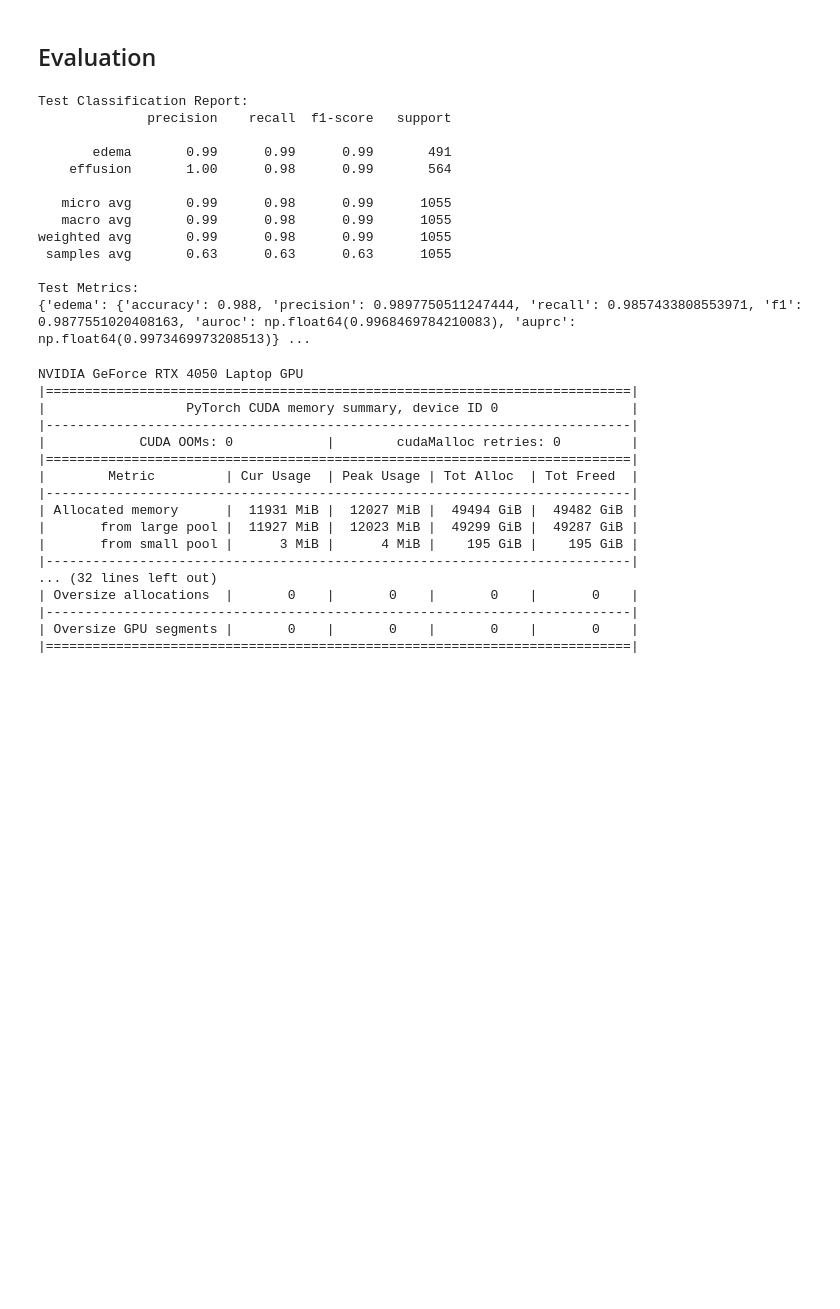
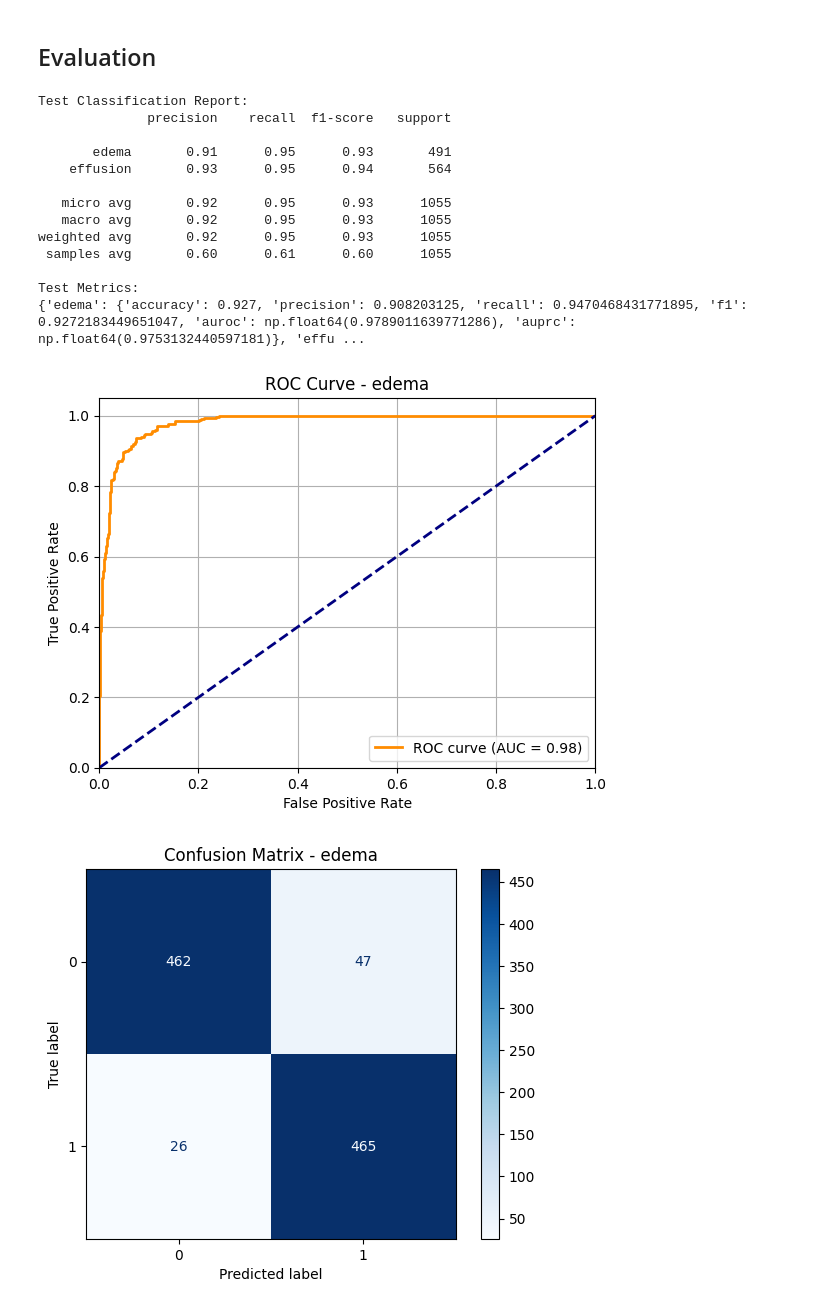
Before and after one commit to CrossMedDx/health-project, a Jupyter notebook: text_training/app.ipynb, the cells around one changed output. Saved outputs shown, nothing was run; the diff lists cells and outputs as text; code cells hidden in the pictures; blank space fills up the shorter version.

Commit message:
Biobert finetuning and plotting

```diff
--- a/text_training/app.ipynb
+++ b/text_training/app.ipynb
@@ -16,7 +28,7 @@ from sklearn.metrics import accuracy_score, precision_recall_fscore_support, cla
 report_dir = "../download_data/textData/"
 labels_file = "../download_data/metadata/edema+pleural_effusion_samples_v2.csv"
 model_name = 'dmis-lab/biobert-base-cased-v1.1'
-max_length = 256
+max_length = 128
 tokenizer = BertTokenizer.from_pretrained(model_name)
 class ReportDataset(Dataset):
     """
@@ -153,12 +165,12 @@ report_dir = "../download_data/textData/"
 labels_file = "../download_data/metadata/edema+pleural_effusion_samples_v2.csv"
 model_name = 'dmis-lab/biobert-base-cased-v1.1'
 num_labels = 2
-batch_size = 32
+batch_size = 2
 epochs = 5
 lr = 2e-5
 weight_decay = 0.01
 dropout_rate = 0.1
-max_length = 512
+max_length = 128
 tokenizer = BertTokenizer.from_pretrained(model_name)
 dataset = ReportDataset(report_dir, labels_file, tokenizer, max_length)
 # %% [output]
@@ -335,35 +360,44 @@ print(test_metrics)
 Test Classification Report:
               precision    recall  f1-score   support
 
-       edema       0.99      0.99      0.99       491
-    effusion       1.00      0.98      0.99       564
+       edema       0.91      0.95      0.93       491
+    effusion       0.93      0.95      0.94       564
 
-   micro avg       0.99      0.98      0.99      1055
-   macro avg       0.99      0.98      0.99      1055
-weighted avg       0.99      0.98      0.99      1055
- samples avg       0.63      0.63      0.63      1055
+   micro avg       0.92      0.95      0.93      1055
+   macro avg       0.92      0.95      0.93      1055
+weighted avg       0.92      0.95      0.93      1055
+ samples avg       0.60      0.61      0.60      1055
 
 Test Metrics:
-{'edema': {'accuracy': 0.988, 'precision': 0.9897750511247444, 'recall': 0.9857433808553971, 'f1': 0.9877551020408163, 'auroc': np.float64(0.9968469784210083), 'auprc': np.float64(0.9973469973208513)} ...
+{'edema': {'accuracy': 0.927, 'precision': 0.908203125, 'recall': 0.9470468431771895, 'f1': 0.9272183449651047, 'auroc': np.float64(0.9789011639771286), 'auprc': np.float64(0.9753132440597181)}, 'effu ...
 # %%
-import torch
-print(torch.cuda.get_device_name(0))
-print(torch.cuda.memory_summary(device=0, abbreviated=False))
+# Plot ROC curves
+import matplotlib.pyplot as plt
+from sklearn.metrics import roc_curve, auc, confusion_matrix, ConfusionMatrixDisplay
+
+for i, name in enumerate(['edema', 'effusion']):
+    fpr, tpr, _ = roc_curve(y_true[:, i], y_probs[:, i])
+    roc_auc = auc(fpr, tpr)
+
+    plt.figure()
+    plt.plot(fpr, tpr, color='darkorange', lw=2, label=f'ROC curve (AUC = {roc_auc:.2f})')
+    plt.plot([0, 1], [0, 1], color='navy', lw=2, linestyle='--')
+    plt.xlim([0.0, 1.0])
+    plt.ylim([0.0, 1.05])
+    plt.xlabel('False Positive Rate')
+    plt.ylabel('True Positive Rate')
+    plt.title(f'ROC Curve - {name}')
+    plt.legend(loc="lower right")
+    plt.grid(True)
+    plt.show()
+
+    # Plot confusion matrix
+    cm = confusion_matrix(y_true[:, i], y_pred[:, i])
+    disp = ConfusionMatrixDisplay(confusion_matrix=cm)
+    disp.plot(cmap=plt.cm.Blues)
+    plt.title(f'Confusion Matrix - {name}')
+    plt.grid(False)
+    plt.show()
 # %% [output]
-NVIDIA GeForce RTX 4050 Laptop GPU
-|===========================================================================|
-|                  PyTorch CUDA memory summary, device ID 0                 |
-|---------------------------------------------------------------------------|
-|            CUDA OOMs: 0            |        cudaMalloc retries: 0         |
-|===========================================================================|
-|        Metric         | Cur Usage  | Peak Usage | Tot Alloc  | Tot Freed  |
-|---------------------------------------------------------------------------|
-| Allocated memory      |  11931 MiB |  12027 MiB |  49494 GiB |  49482 GiB |
-|       from large pool |  11927 MiB |  12023 MiB |  49299 GiB |  49287 GiB |
-|       from small pool |      3 MiB |      4 MiB |    195 GiB |    195 GiB |
-|---------------------------------------------------------------------------|
-... (32 lines left out)
-| Oversize allocations  |       0    |       0    |       0    |       0    |
-|---------------------------------------------------------------------------|
-| Oversize GPU segments |       0    |       0    |       0    |       0    |
-|===========================================================================|
+[figure, added]
+[figure, added]
```
Also changed, not shown: parts of 4 cells of this notebook.
